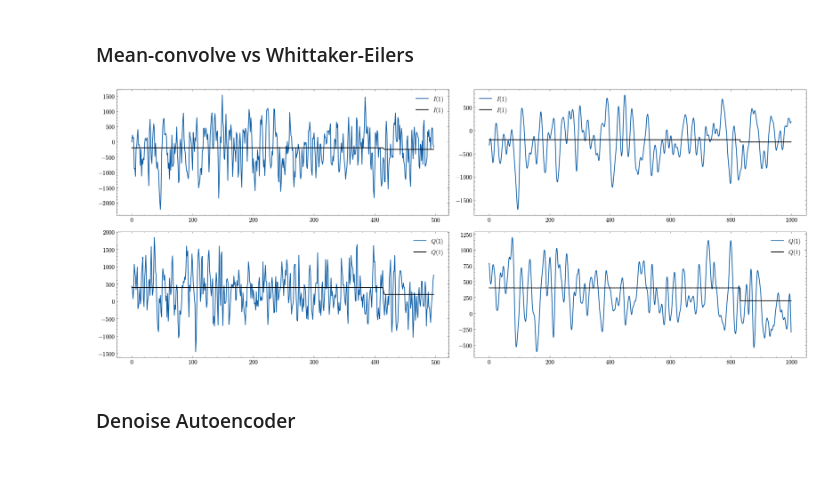
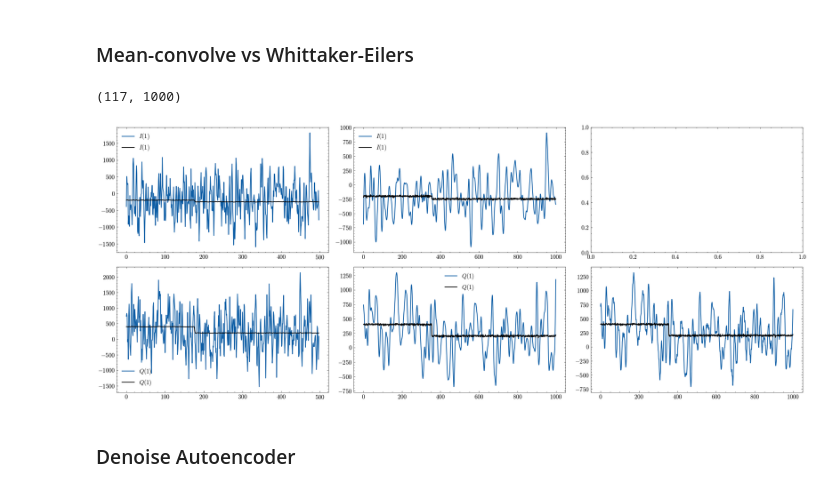
Before and after one commit to ikaryss/readout-experiments, a Jupyter notebook: synthetic_experiments.ipynb, the cells around one changed output. Drawn from its saved outputs; the diff is of its cells as text; code cells hidden in the pictures.

```diff
--- a/synthetic_experiments.ipynb
+++ b/synthetic_experiments.ipynb
@@ -91,6 +165,11 @@ noisy_sc_2 = noisy_sc.filter_by_pattern("2")
 ideal_sc_2 = ideal_sc.filter_by_pattern("2")
 # %% [markdown]
 ### Mean-convolve vs Whittaker-Eilers
+# %%
+denoised_signals = uwt_denoise_batch(noisy_sc_2.all_values[:,0].imag, wavelet='db1', level=3, threshold_type='hard')
+denoised_signals.shape
+# %% [output]
+(117, 1000)
 # %%
 size = 5
 stride = 2
@@ -102,26 +181,30 @@ mean_conv_ideal_sc = ideal_sc_2.mean_convolve_all(size, stride).compute()
 whit_ei_noisy_sc = noisy_sc_2.whittaker_eilers_smoother_all(lamb, 2).compute()
 # %%
 ind = np.random.randint(0, len(noisy_sc_2))
-fig, ax = plt.subplots(2, 2, figsize=(20,8))
+fig, ax = plt.subplots(2, 3, figsize=(20,8))
 
 # noisy_sc_2[ind].plot(ax[0,0], quadrature=False, color='grey', alpha=0.5)
 mean_conv_noisy_sc[ind].plot(ax[0,0], quadrature=False)
 mean_conv_ideal_sc[ind].plot(ax[0,0], quadrature=False, color='black')
 ax[0,0].legend()
 mean_conv_noisy_sc[ind].plot(ax[1,0], in_phase=False)
 mean_conv_ideal_sc[ind].plot(ax[1,0], in_phase=False, color='black')
 ax[1,0].legend()
 
 whit_ei_noisy_sc[ind].plot(ax[0,1], quadrature=False)
 ideal_sc_2[ind].plot(ax[0,1], quadrature=False, color='black')
 ax[0,1].legend()
 whit_ei_noisy_sc[ind].plot(ax[1,1], in_phase=False)
 ideal_sc_2[ind].plot(ax[1,1], in_phase=False, color='black')
 ax[1,1].legend()
 
+ax[1,2].plot(denoised_signals[ind])
+ideal_sc_2[ind].plot(ax[1,2], in_phase=False, color='black')
+ax[1,1].legend()
+
 plt.tight_layout()
 # %% [output]
-[figure, old version]
+[figure, new version]
 # %% [markdown]
 ### Denoise Autoencoder
 # %% [markdown]
```
Also changed, not shown: parts of 4 cells of this notebook, 2 other files.
